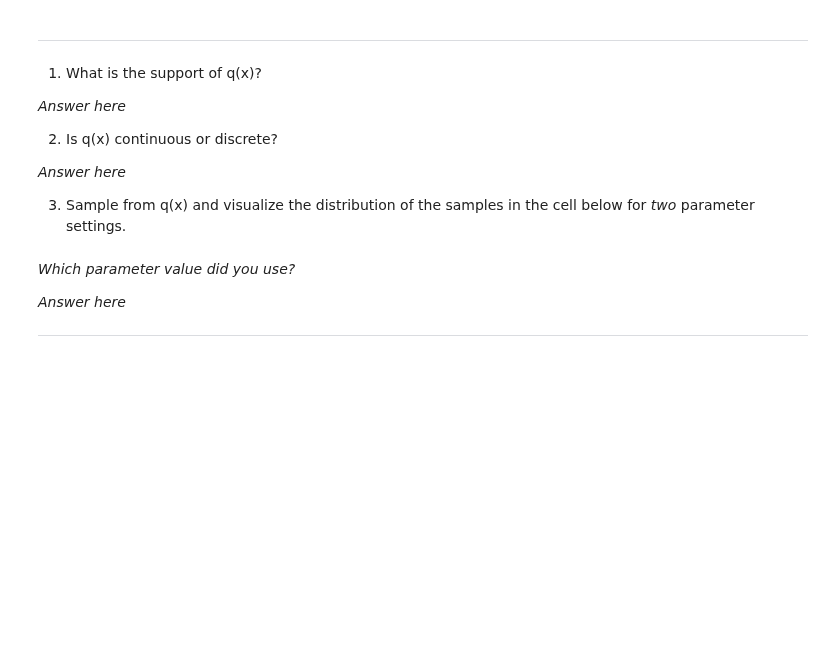
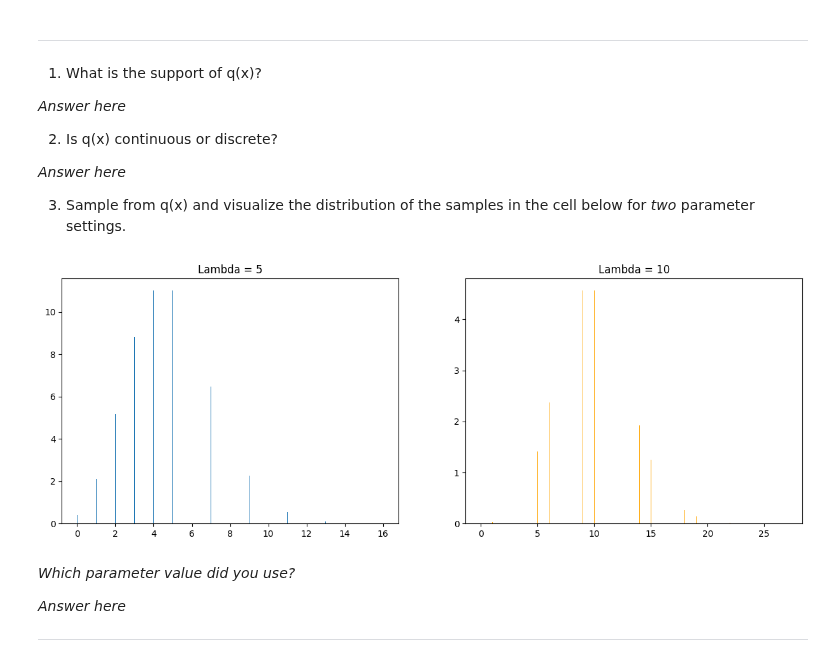
Before and after one commit to leonardodeclara/DD2447-Statistical-Methods-in-Applied-Computer-Science, a Jupyter notebook: Assignment_1/assignment1.ipynb, the cells around one changed output. Saved outputs shown, nothing was run; the diff lists cells and outputs as text; code cells hidden in the pictures; blank space fills up the shorter version.

```diff
--- a/Assignment_1/assignment1.ipynb
+++ b/Assignment_1/assignment1.ipynb
@@ -89,3 +87,17 @@ $q(x) = \text{Poisson}(x|\lambda)$
+# %%
+# Sample and visualize here
+fig,axs=plt.subplots(1,2,figsize=(15,5))
+samples=np.random.poisson(5,50000)
+axs[0].hist(samples,bins=1000,density=True)
+axs[0].set_title('Lambda = 5')
+
+
+samples=np.random.poisson(10,50000)
+axs[1].hist(samples,bins=1000,density=True, color='orange')
+axs[1].set_title('Lambda = 10')
+plt.show()
+# %% [output]
+[figure, added]
 # %% [markdown]
 *Which parameter value did you use?*
 
```
Also changed, not shown: parts of 1 cell of this notebook.
